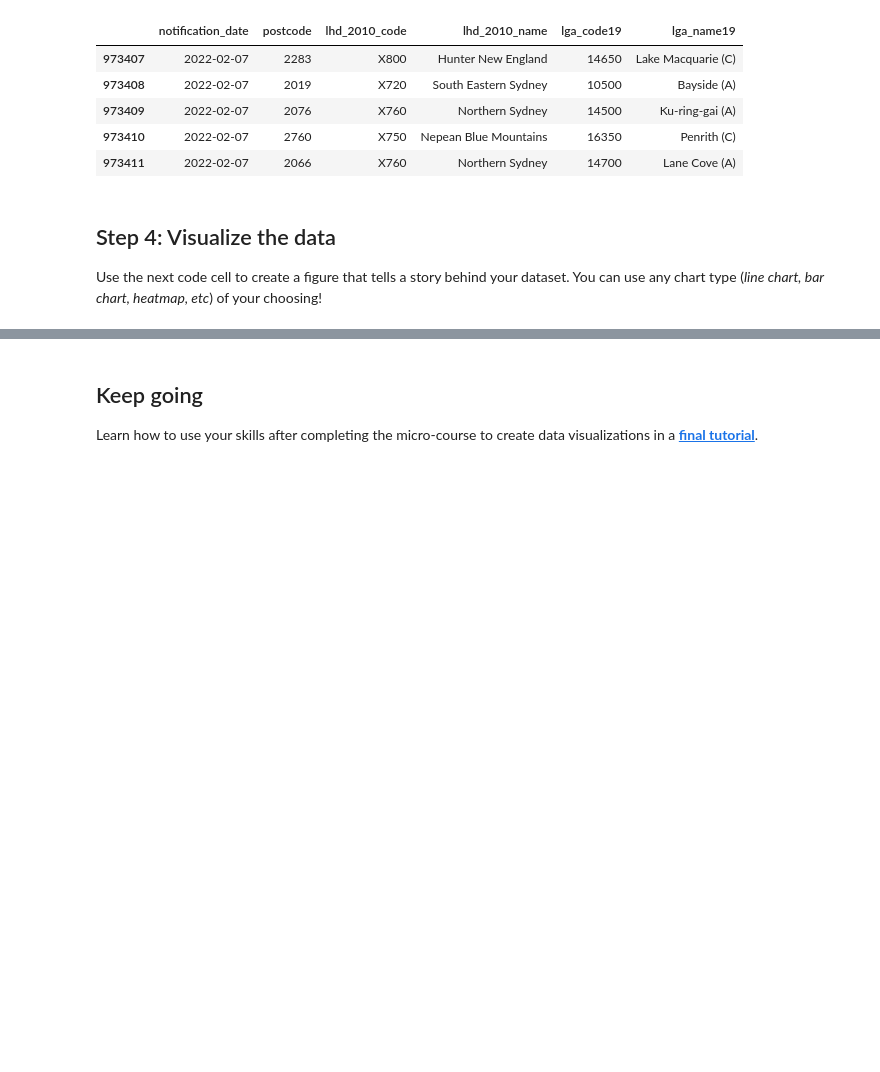
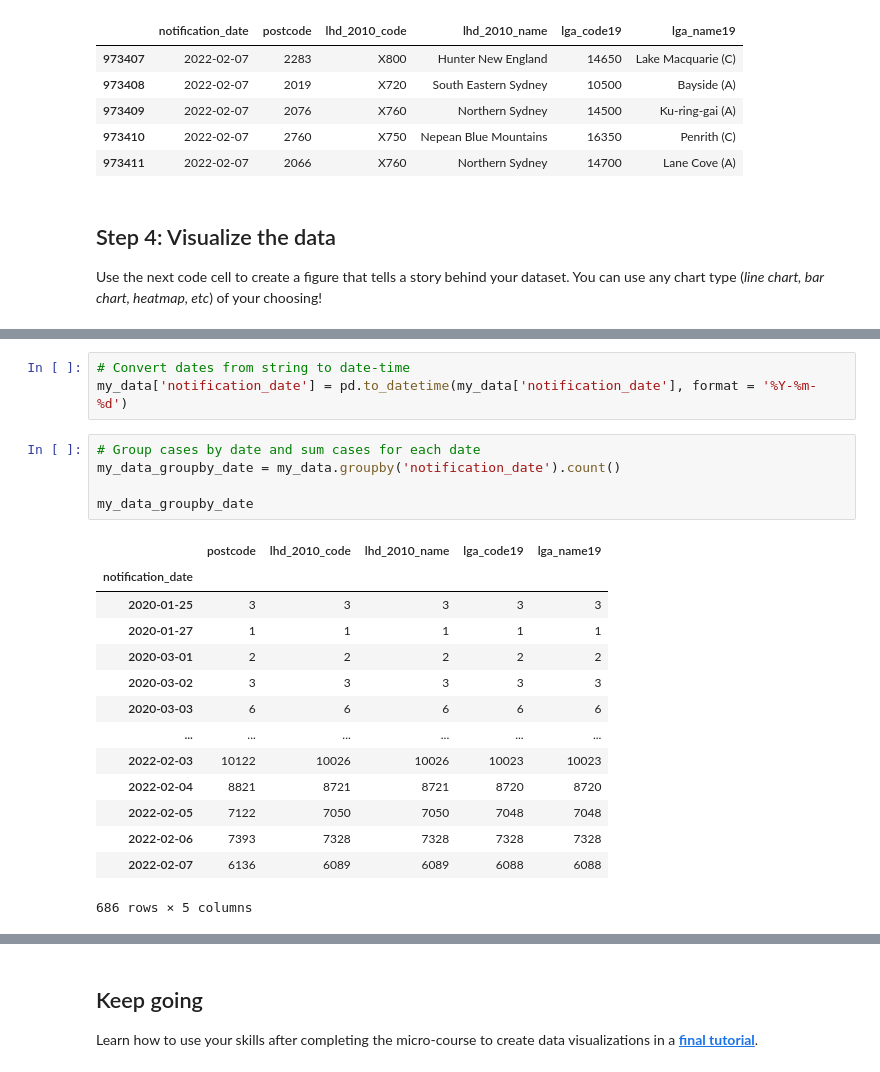
Before and after one commit to andersonlong/kaggle-courses, a Jupyter notebook: exercise-final-project.ipynb, the cells around one changed output, grey strips where cells are left out. Cells and saved outputs as stored; diff of their text form; blank space fills up the shorter version.

```diff
--- a/exercise-final-project.ipynb
+++ b/exercise-final-project.ipynb
@@ -161,0 +164,23 @@ step_4.check()
+# %%
+# Convert dates from string to date-time
+my_data['notification_date'] = pd.to_datetime(my_data['notification_date'], format = '%Y-%m-%d')
+# %%
+# Group cases by date and sum cases for each date
+my_data_groupby_date = my_data.groupby('notification_date').count()
+
+my_data_groupby_date
+# %% [output]
+|  | postcode | lhd_2010_code | lhd_2010_name | lga_code19 | lga_name19 |
+| notification_date |  |  |  |  |  |
+| 2020-01-25 | 3 | 3 | 3 | 3 | 3 |
+| 2020-01-27 | 1 | 1 | 1 | 1 | 1 |
+| 2020-03-01 | 2 | 2 | 2 | 2 | 2 |
+| 2020-03-02 | 3 | 3 | 3 | 3 | 3 |
+| 2020-03-03 | 6 | 6 | 6 | 6 | 6 |
+| ... | ... | ... | ... | ... | ... |
+| 2022-02-03 | 10122 | 10026 | 10026 | 10023 | 10023 |
+| 2022-02-04 | 8821 | 8721 | 8721 | 8720 | 8720 |
+| 2022-02-05 | 7122 | 7050 | 7050 | 7048 | 7048 |
+| 2022-02-06 | 7393 | 7328 | 7328 | 7328 | 7328 |
+| 2022-02-07 | 6136 | 6089 | 6089 | 6088 | 6088 |
+686 rows × 5 columns
```
Also changed, not shown: parts of 3 cells of this notebook.
